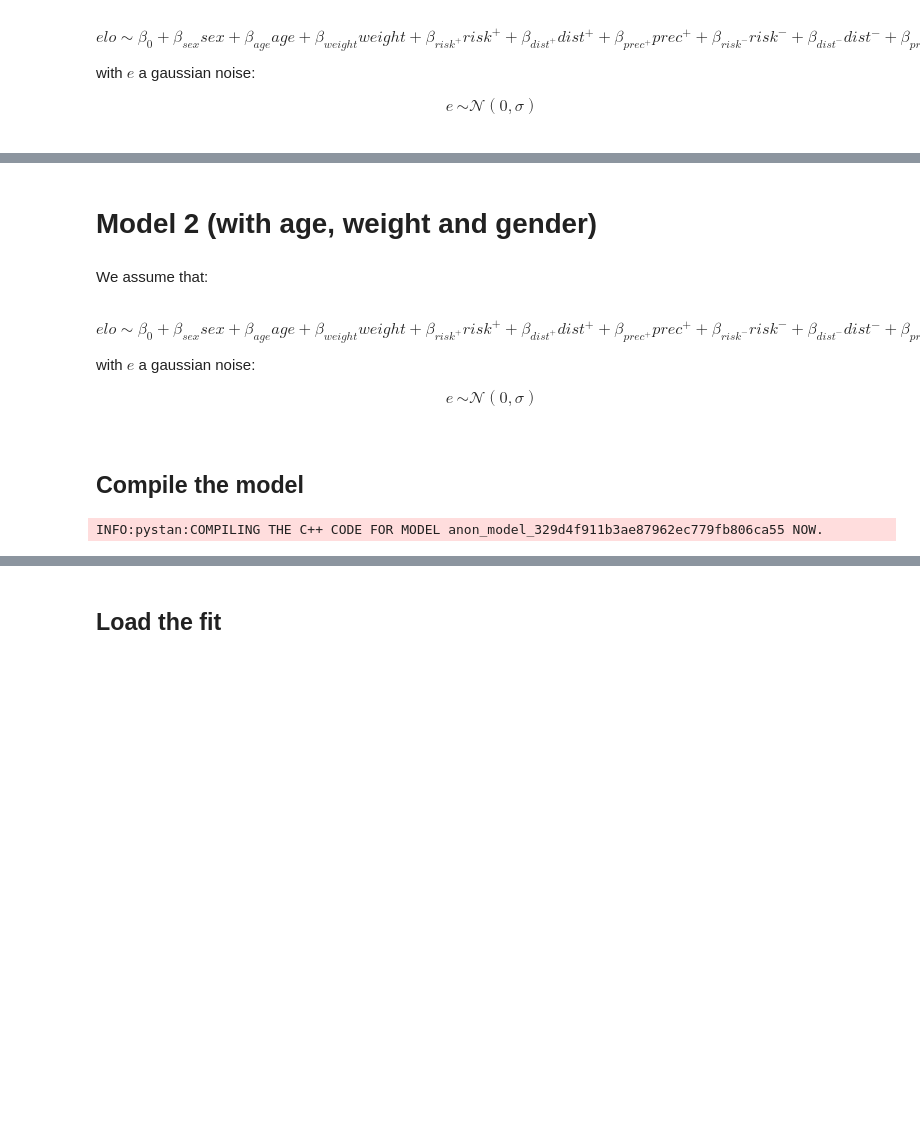
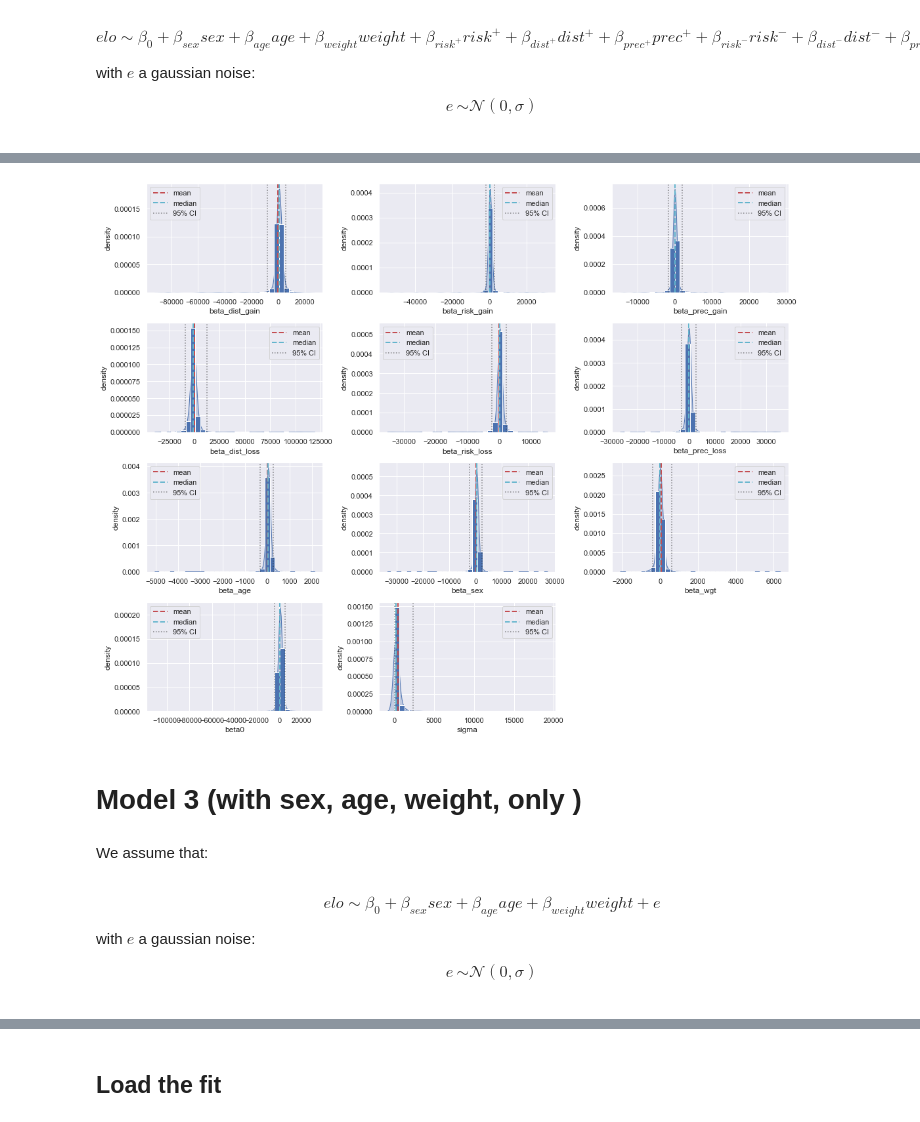
Before and after one commit to AurelienNioche/ProspecTonk, a Jupyter notebook: Part 5 - Regression.ipynb, the cells around one changed output, grey strips where cells are left out. Saved outputs shown, nothing was run; the diff lists cells and outputs as text; code cells hidden in the pictures; blank space fills up the shorter version.

```diff
--- a/Part 5 - Regression.ipynb
+++ b/Part 5 - Regression.ipynb
@@ -476,6 +462,8 @@ INFO:pystan:COMPILING THE C++ CODE FOR MODEL anon_model_2dcdca10b8a351c703d9817e
+# %%
+sm = compile_model('regression_model2.pkl', False)
 # %%
 # Train the model and generate samples
-fit = sm.sampling(data=data, iter=10000, chains=4, warmup=1000, thin=1, seed=101,
-                  control=dict(adapt_delta=0.99, max_treedepth=100))
+fit = sm.sampling(data=data, iter=1000, chains=4, warmup=500, thin=1, seed=101,
+                  control=dict(adapt_delta=0.9,  max_treedepth=10))
 fit
 # %% [output]
@@ -575,0 +496,2 @@ plt.show()
+# %%
+fit_to_pd(fit)
@@ -576,10 +512,14 @@ plt.show()
+# %%
+plot(fit)
+# %% [output]
+[figure, added]
 # %% [markdown]
-# Model 2 (with age, weight and gender)
+# Model 3 (with sex, age, weight, only )
 # %% [markdown]
 We assume that:
 # %% [markdown]
 \begin{equation}
-elo \sim \beta_0 + \beta_{sex} sex + \beta_{age} age + \beta_{weight} weight + \beta_{risk^+} risk^+ + \beta_{dist^+} dist^+ + \beta_{prec^+} prec^+ + \beta_{risk^-} risk^- + \beta_{dist^-} dist^- + \beta_{prec^-} prec^- + e
+elo \sim \beta_0 + \beta_{sex} sex + \beta_{age} age + \beta_{weight} weight + e
 \end{equation}
 with $e$ a gaussian noise:
 \begin{equation}
@@ -612,24 +552,3 @@ model {
         , sigma);
 }
 """
-# %% [markdown]
-## Compile the model
-# %%
-# Put it to true if you edit the model
-force_compilation = False
-
-# Where to save backup
-bkp_file = os.path.join(BACKUP_FOLDER, 'regression_model3.pkl')
-if not os.path.exists(bkp_file) or force_compilation:
-
-    # Compile the model
-    sm = pystan.StanModel(model_code=model)
-
-    # Save the model
-    with open(bkp_file, 'wb') as f:
-        pickle.dump(sm, f)
-else:
-    # Load the model
-    sm = pickle.load(open(bkp_file, 'rb'))
-# %% [output]
-INFO:pystan:COMPILING THE C++ CODE FOR MODEL anon_model_329d4f911b3ae87962ec779fb806ca55 NOW.
```
Also changed, not shown: parts of 58 cells of this notebook, 2 other files.
